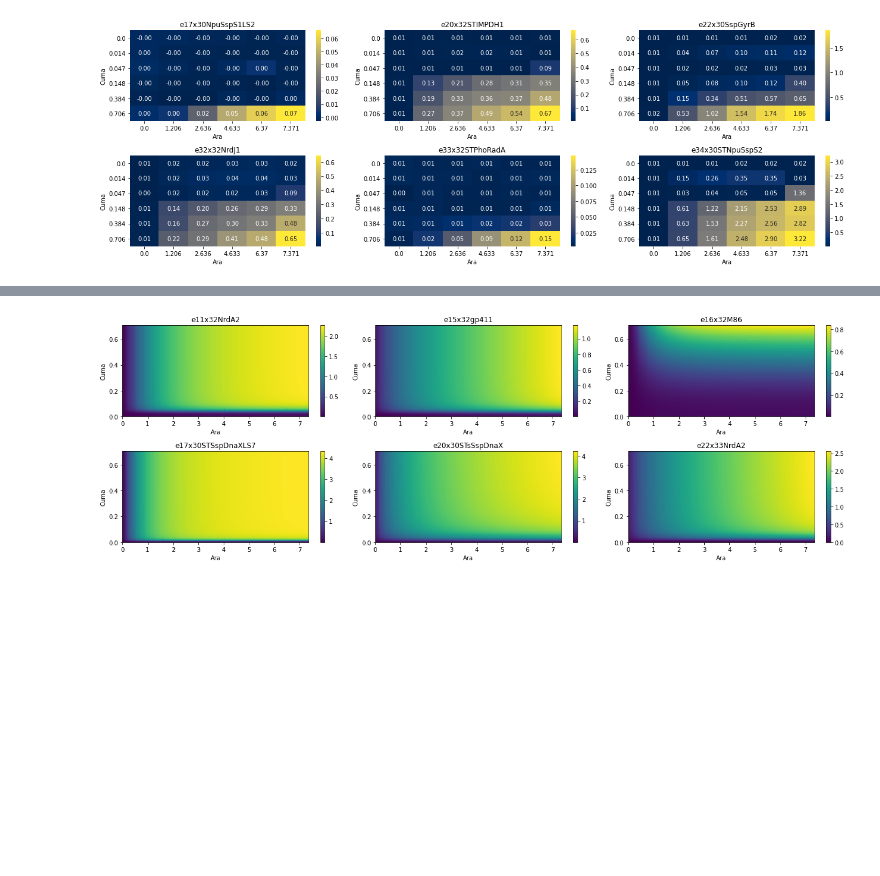
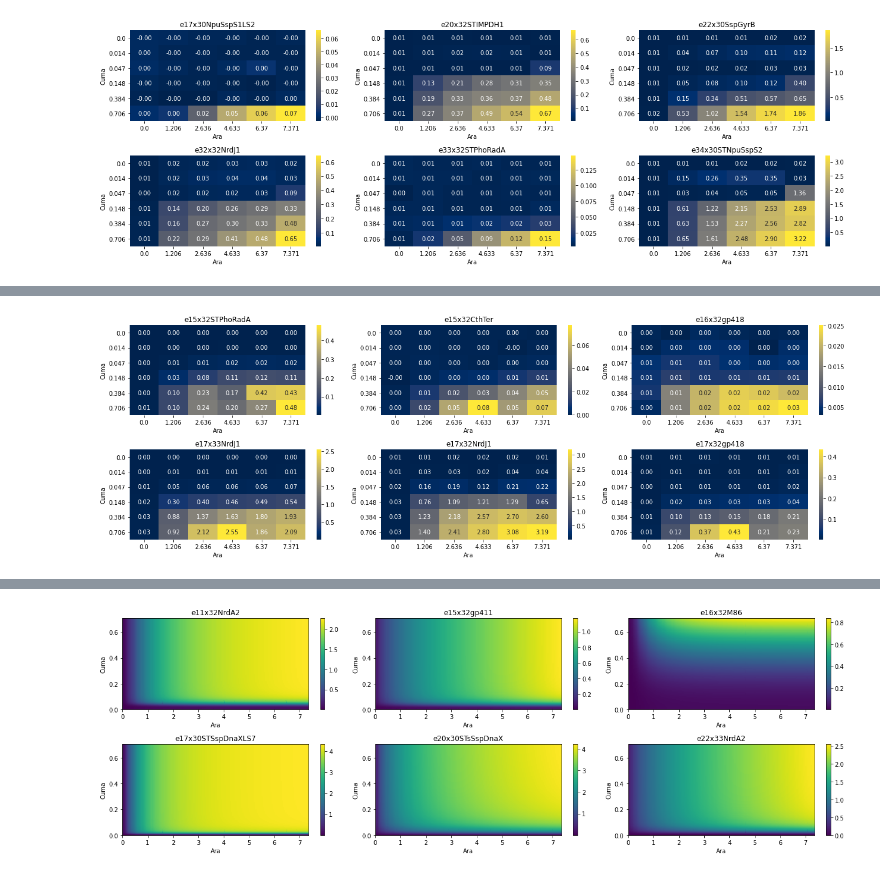
Before and after one commit to rmardian/intein-based-circuits, a Jupyter notebook: AND Gates Screening - Full.ipynb, the cells around one changed output, grey strips where cells are left out. Saved outputs shown, nothing was run; the diff lists cells and outputs as text; code cells hidden in the pictures; blank space fills up the shorter version.

```diff
--- a/AND Gates Screening - Full.ipynb
+++ b/AND Gates Screening - Full.ipynb
@@ -171,0 +176,4 @@ plot_heatmap(heatmaps[36:42])
+# %%
+plot_heatmap(heatmaps[48:54])
+# %% [output]
+[figure, added]
```
Also changed, not shown: parts of 13 cells of this notebook, 17 other files.
